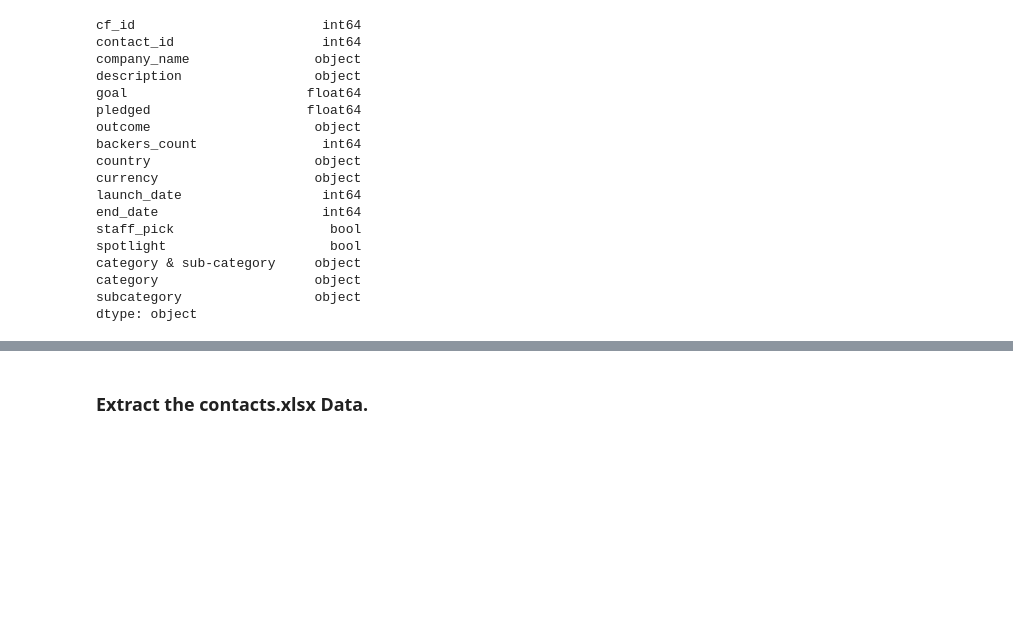
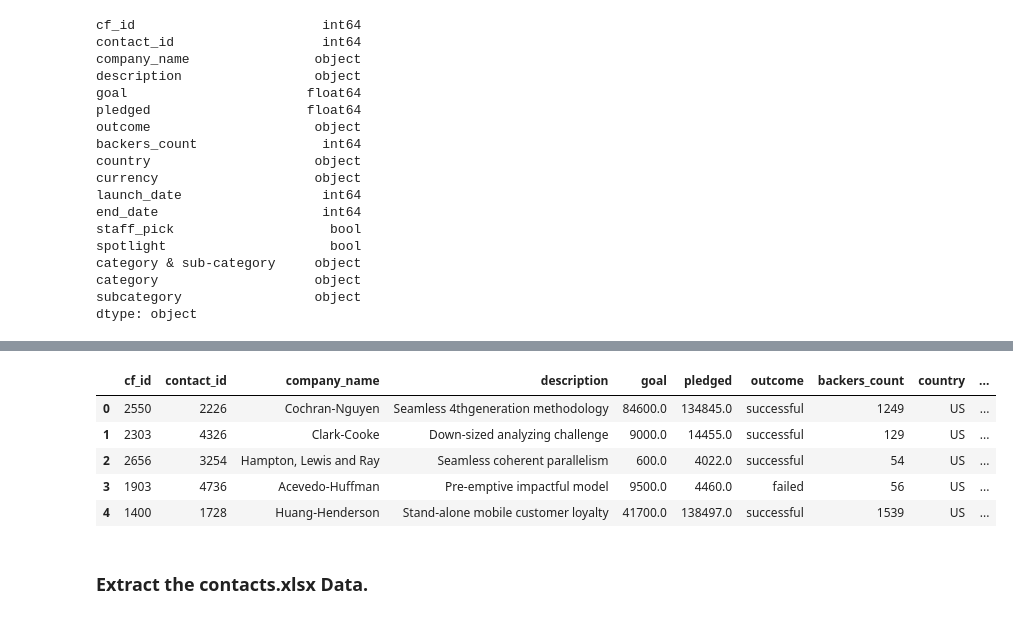
Before and after one commit to niazbf/Crowdfunding_ETL, a Jupyter notebook: ETL_Mini_Project_Starter_Code_ATeyfur_KZhou_NBerenjforosh.ipynb, the cells around one changed output, grey strips where cells are left out. Drawn from its saved outputs; the diff is of its cells as text; code cells hidden in the pictures; blank space fills up the shorter version.

```diff
--- a/ETL_Mini_Project_Starter_Code_ATeyfur_KZhou_NBerenjforosh.ipynb
+++ b/ETL_Mini_Project_Starter_Code_ATeyfur_KZhou_NBerenjforosh.ipynb
@@ -366,10 +387,17 @@ campaign_merged_df.head(10)
 # %%
-cols_to_drop = ['staff_pick', 'spotlight', 'category & sub-category']
+cols_to_drop = ['staff_pick', 'spotlight', 'category & sub-category','category','subcategory']
 
 # Drop specified columns if they exist
 campaign_cleaned = campaign_merged_df.drop(columns=[col for col in cols_to_drop if col in campaign_merged_df.columns])
 
 campaign_cleaned.head()
+# %% [output]
+|  | cf_id | contact_id | company_name | description | goal | pledged | outcome | backers_count | country | ... |
+| 0 | 2550 | 2226 | Cochran-Nguyen | Seamless 4thgeneration methodology | 84600.0 | 134845.0 | successful | 1249 | US | ... |
+| 1 | 2303 | 4326 | Clark-Cooke | Down-sized analyzing challenge | 9000.0 | 14455.0 | successful | 129 | US | ... |
+| 2 | 2656 | 3254 | Hampton, Lewis and Ray | Seamless coherent parallelism | 600.0 | 4022.0 | successful | 54 | US | ... |
+| 3 | 1903 | 4736 | Acevedo-Huffman | Pre-emptive impactful model | 9500.0 | 4460.0 | failed | 56 | US | ... |
+| 4 | 1400 | 1728 | Huang-Henderson | Stand-alone mobile customer loyalty | 41700.0 | 138497.0 | successful | 1539 | US | ... |
 # %%
 # Export the DataFrame as a CSV file.
 campaign_cleaned.to_csv("Resources/campaign.csv", index=False)
```
Also changed, not shown: parts of 9 cells of this notebook, 2 other files.
